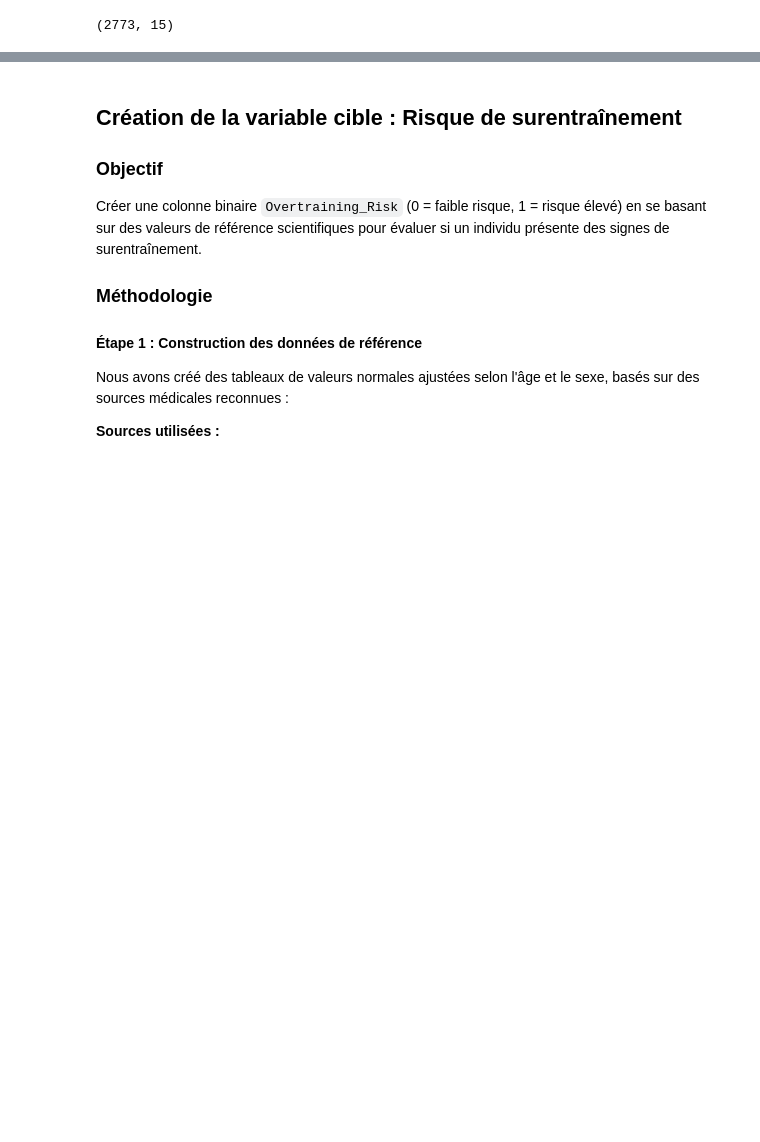
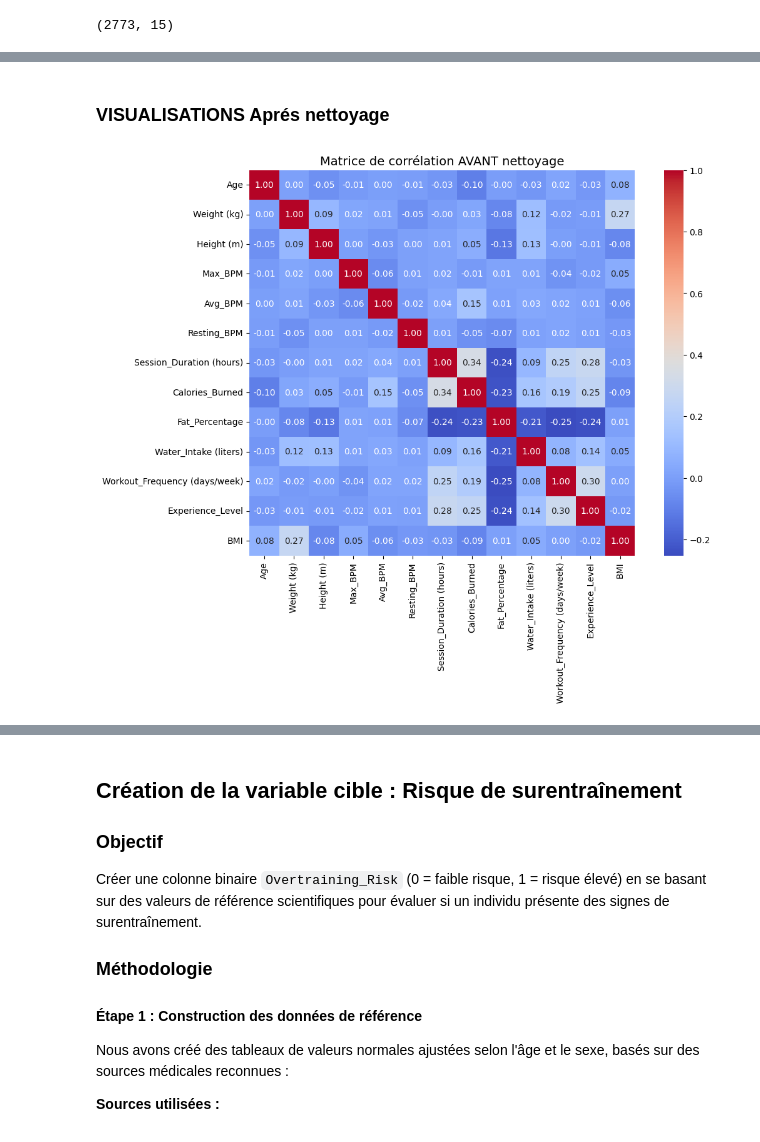
Before and after one commit to MaryaLatif/A4-ML-Project, a Jupyter notebook: main.ipynb, the cells around one changed output, grey strips where cells are left out. Saved outputs shown, nothing was run; the diff lists cells and outputs as text; code cells hidden in the pictures; blank space fills up the shorter version.

```diff
--- a/main.ipynb
+++ b/main.ipynb
@@ -118,0 +379,9 @@ df.to_csv('consolidated_exercise_tracking.csv', index=False)
+# %%
+for col in df.select_dtypes(include='number').columns:
+    Q1 = df[col].quantile(0.25)
+    Q3 = df[col].quantile(0.75)
+    IQR = Q3 - Q1
+    lower = Q1 - 1.5 * IQR
+    upper = Q3 + 1.5 * IQR
+    outliers = df[(df[col] < lower) | (df[col] > upper)]
+    print(f"{col}: {len(outliers)} valeurs aberrantes")
@@ -118,0 +465,20 @@ df.to_csv('consolidated_exercise_tracking.csv', index=False)
+# %% [markdown]
+### VISUALISATIONS Aprés nettoyage
+# %%
+import pandas as pd
+import seaborn as sns
+import matplotlib.pyplot as plt
+
+# Sélectionner uniquement les colonnes numériques
+numeric_cols = df.select_dtypes(include=['number']).columns
+
+# Calcul de la matrice de corrélation
+corr_matrix = df[numeric_cols].corr()
+
+# Affichage de la matrice sous forme de heatmap
+plt.figure(figsize=(12, 8))
+sns.heatmap(corr_matrix, annot=True, cmap='coolwarm', fmt=".2f", square=True)
+plt.title("Matrice de corrélation AVANT nettoyage", fontsize=14)
+plt.show()
+# %% [output]
+[figure, added]
```
Also changed, not shown: parts of 54 cells of this notebook, 1 other file.
